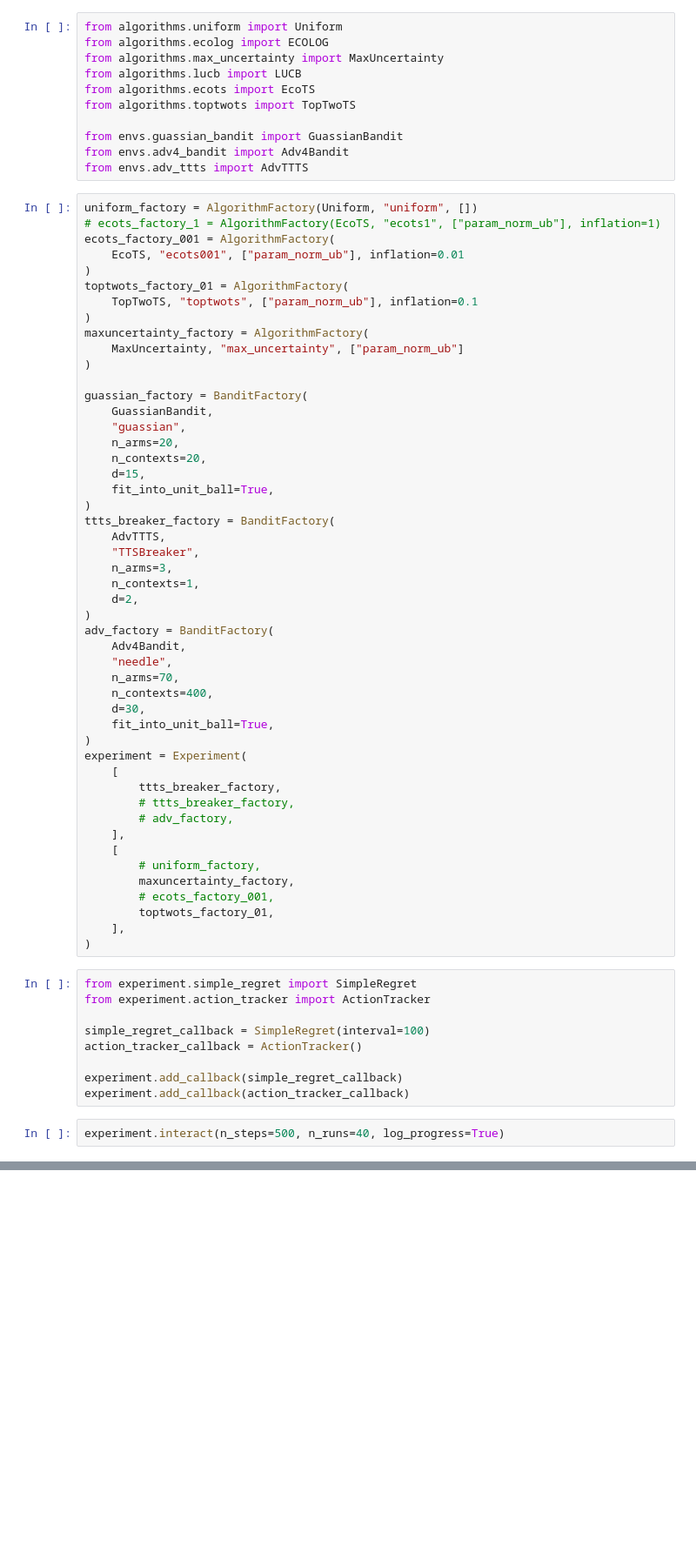
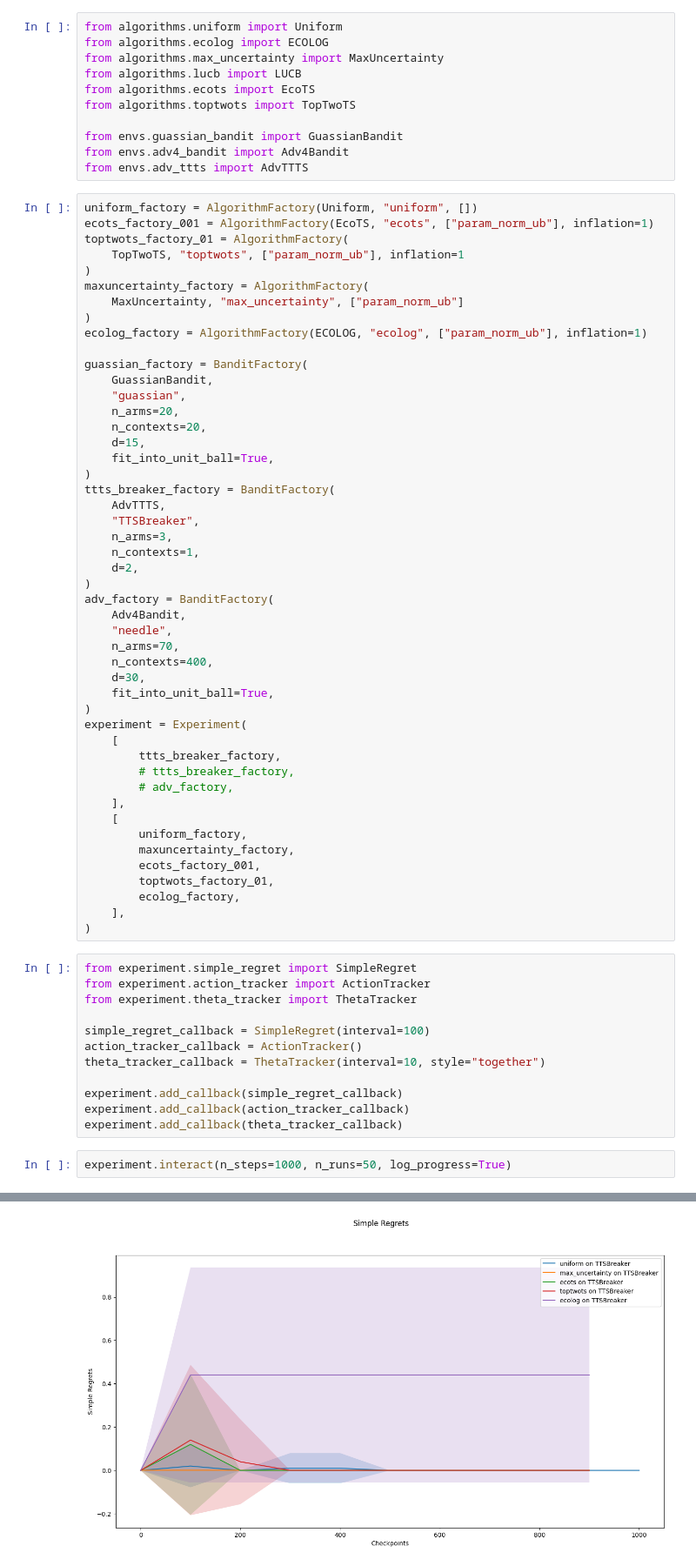
Before and after one commit to sarb9/ttts, a Jupyter notebook: ts.ipynb, the cells around one changed output, grey strips where cells are left out. Shown at 87% size. Cells and saved outputs as stored; diff of their text form; blank space fills up the shorter version.

```diff
--- a/ts.ipynb
+++ b/ts.ipynb
@@ -15,16 +15,14 @@ from envs.adv4_bandit import Adv4Bandit
 from envs.adv_ttts import AdvTTTS
 # %%
 uniform_factory = AlgorithmFactory(Uniform, "uniform", [])
-# ecots_factory_1 = AlgorithmFactory(EcoTS, "ecots1", ["param_norm_ub"], inflation=1)
-ecots_factory_001 = AlgorithmFactory(
-    EcoTS, "ecots001", ["param_norm_ub"], inflation=0.01
-)
+ecots_factory_001 = AlgorithmFactory(EcoTS, "ecots", ["param_norm_ub"], inflation=1)
 toptwots_factory_01 = AlgorithmFactory(
-    TopTwoTS, "toptwots", ["param_norm_ub"], inflation=0.1
+    TopTwoTS, "toptwots", ["param_norm_ub"], inflation=1
 )
 maxuncertainty_factory = AlgorithmFactory(
     MaxUncertainty, "max_uncertainty", ["param_norm_ub"]
 )
+ecolog_factory = AlgorithmFactory(ECOLOG, "ecolog", ["param_norm_ub"], inflation=1)
 
 guassian_factory = BanditFactory(
     GuassianBandit,
@@ -56,21 +54,25 @@ experiment = Experiment(
         # adv_factory,
     ],
     [
-        # uniform_factory,
+        uniform_factory,
         maxuncertainty_factory,
-        # ecots_factory_001,
+        ecots_factory_001,
         toptwots_factory_01,
+        ecolog_factory,
     ],
 )
 # %%
 from experiment.simple_regret import SimpleRegret
 from experiment.action_tracker import ActionTracker
+from experiment.theta_tracker import ThetaTracker
 
 simple_regret_callback = SimpleRegret(interval=100)
 action_tracker_callback = ActionTracker()
+theta_tracker_callback = ThetaTracker(interval=10, style="together")
 
 experiment.add_callback(simple_regret_callback)
 experiment.add_callback(action_tracker_callback)
+experiment.add_callback(theta_tracker_callback)
 # %%
-experiment.interact(n_steps=500, n_runs=40, log_progress=True)
+experiment.interact(n_steps=1000, n_runs=50, log_progress=True)
 # %% [output]
@@ -94,0 +96 @@ Finished run 18 of 100 for TTSBreaker in 18.117411851882935 seconds
+[figure, added]
```
Also changed, not shown: parts of 2 cells of this notebook, 10 other files.
